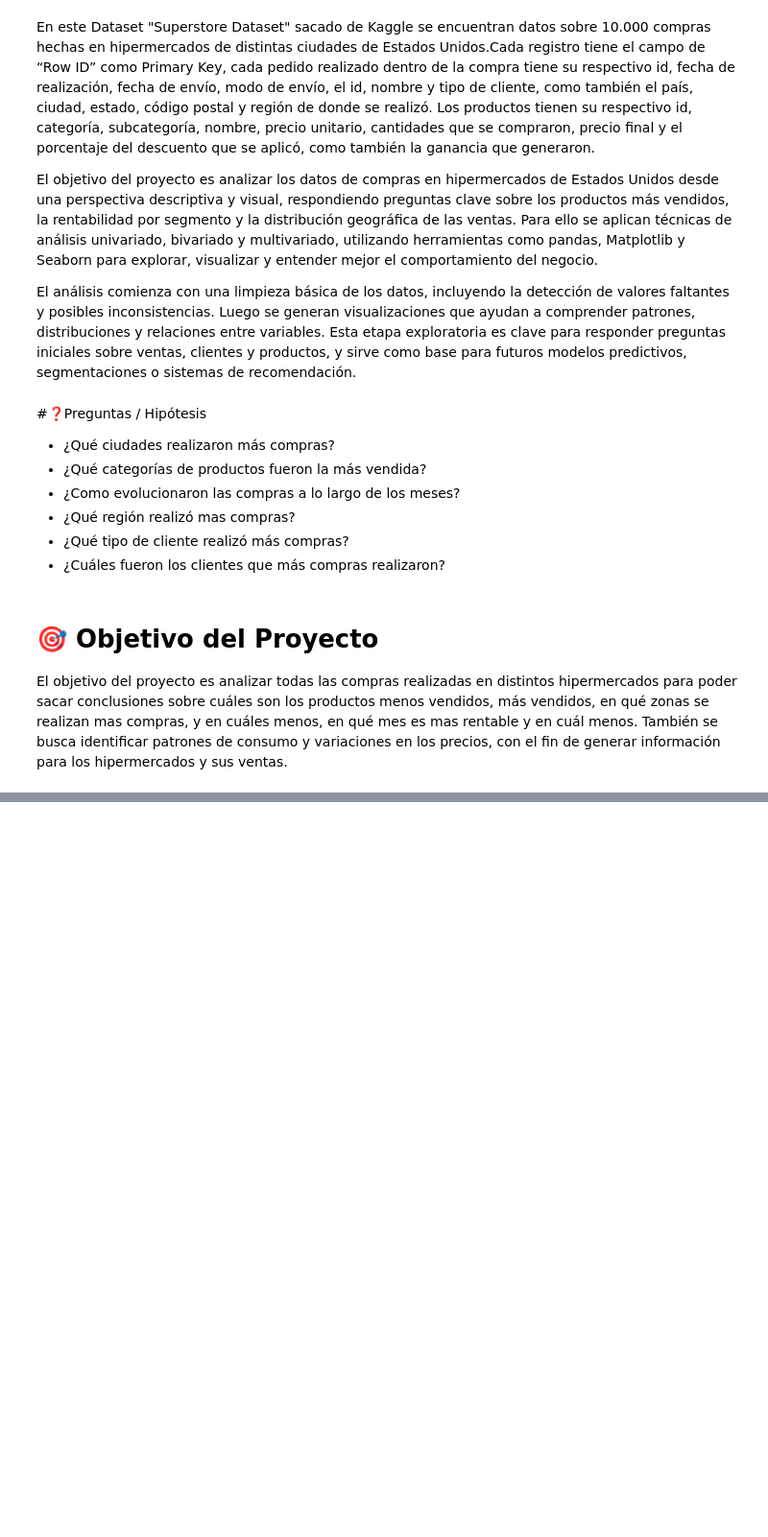
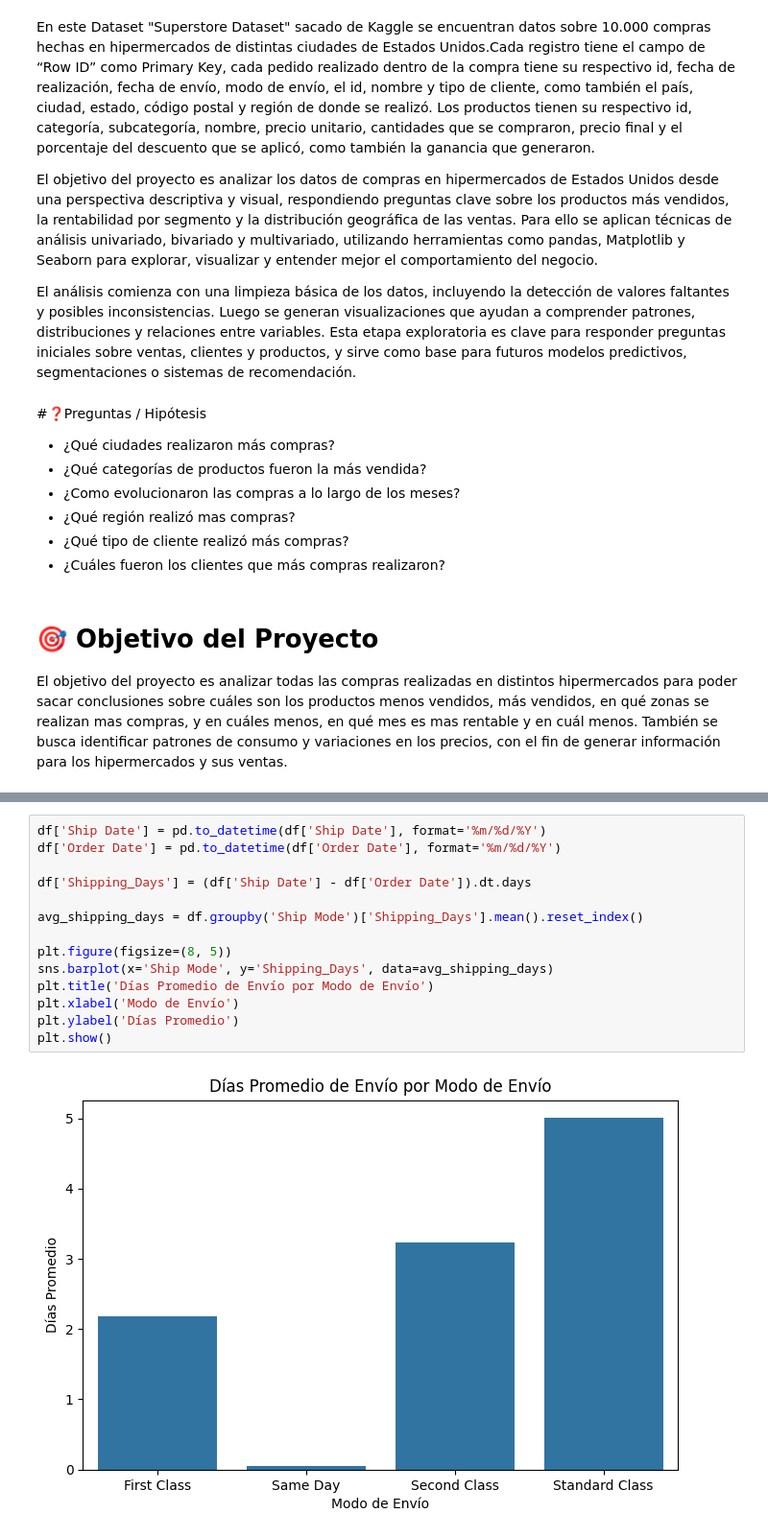
Before and after one commit to ignacioquirogaa/Entregas-Data_Science_1, a Jupyter notebook: ProyectoDSParteI+Quiroga.ipynb, the cells around one changed output, grey strips where cells are left out. Shown: that part at 96% size. Drawn from its saved outputs; the diff is of its cells as text; blank space fills up the shorter version.

```diff
--- a/ProyectoDSParteI+Quiroga.ipynb
+++ b/ProyectoDSParteI+Quiroga.ipynb
@@ -40,0 +83,16 @@ df.head()
+# %%
+df['Ship Date'] = pd.to_datetime(df['Ship Date'], format='%m/%d/%Y')
+df['Order Date'] = pd.to_datetime(df['Order Date'], format='%m/%d/%Y')
+
+df['Shipping_Days'] = (df['Ship Date'] - df['Order Date']).dt.days
+
+avg_shipping_days = df.groupby('Ship Mode')['Shipping_Days'].mean().reset_index()
+
+plt.figure(figsize=(8, 5))
+sns.barplot(x='Ship Mode', y='Shipping_Days', data=avg_shipping_days)
+plt.title('Días Promedio de Envío por Modo de Envío')
+plt.xlabel('Modo de Envío')
+plt.ylabel('Días Promedio')
+plt.show()
+# %% [output]
+[figure, added]
```
Also changed, not shown: parts of 37 cells of this notebook.
